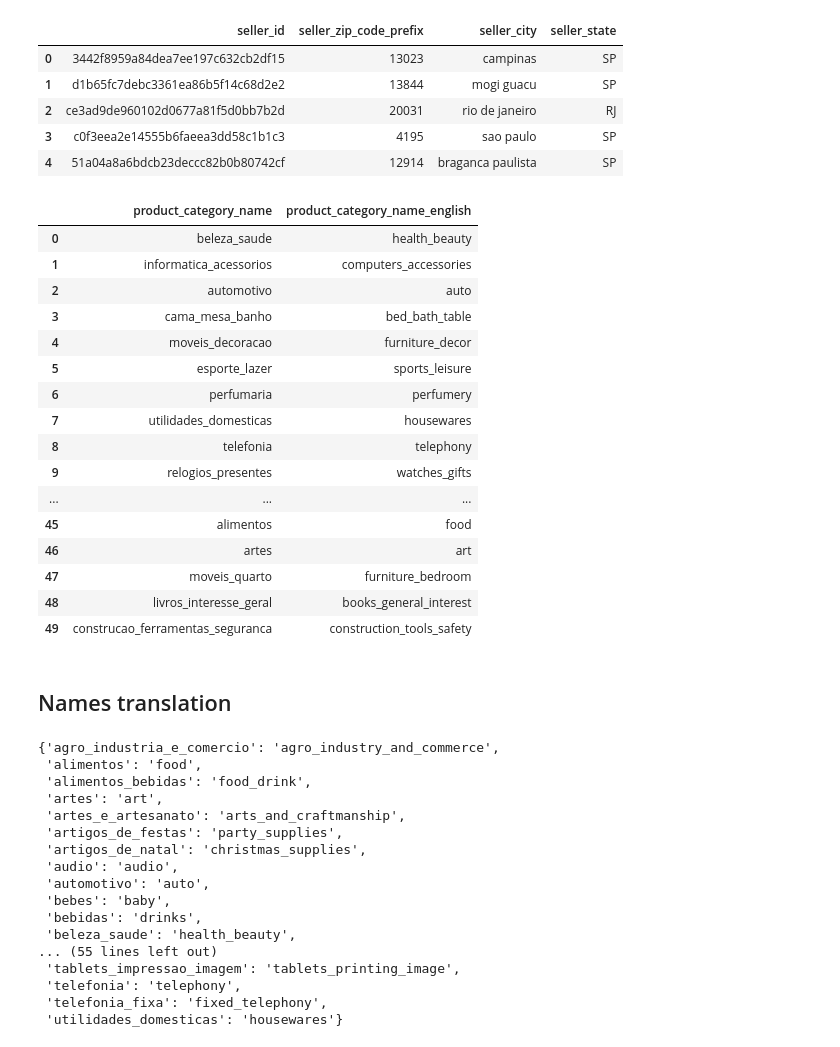
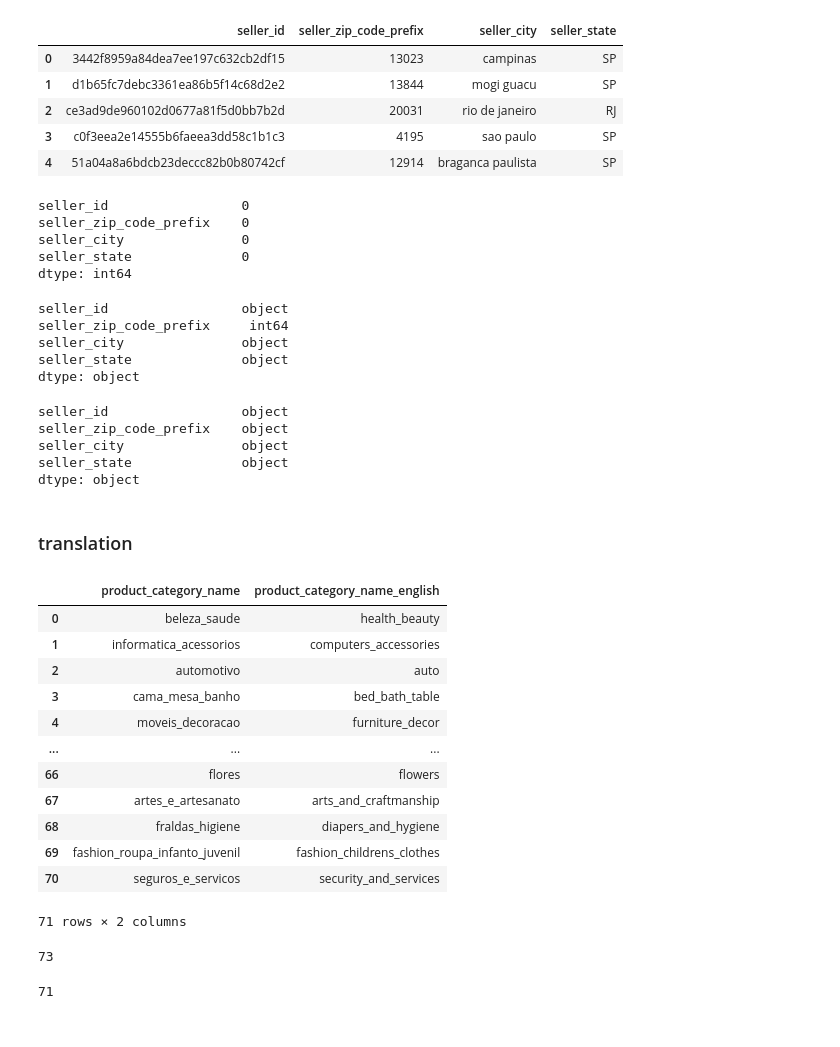
Before and after one commit to IgorComune/ecommerce_olist, a Jupyter notebook: olist.ipynb, the cells around one changed output. Cells and saved outputs as stored; diff of their text form; code cells hidden in the pictures.

```diff
--- a/olist.ipynb
+++ b/olist.ipynb
@@ -98,3 +393,19 @@ sellers.head()
 | 2 | ce3ad9de960102d0677a81f5d0bb7b2d | 20031 | rio de janeiro | RJ |
 | 3 | c0f3eea2e14555b6faeea3dd58c1b1c3 | 4195 | sao paulo | SP |
 | 4 | 51a04a8a6bdcb23deccc82b0b80742cf | 12914 | braganca paulista | SP |
+# %%
+sellers.isnull().sum()
+# %% [output]
+seller_id                 0
+seller_zip_code_prefix    0
+seller_city               0
+seller_state              0
+dtype: int64
+# %%
+sellers.dtypes
+# %% [output]
+seller_id                 object
+seller_zip_code_prefix     int64
+seller_city               object
+seller_state              object
+dtype: object
@@ -101,22 +414,26 @@ sellers.head()
+# %%
+sellers.dtypes
+# %% [output]
+seller_id                 object
+seller_zip_code_prefix    object
+seller_city               object
+seller_state              object
+dtype: object
+# %% [markdown]
+### translation
 # %%
-translation.head(50)
+translation
 # %% [output]
 |  | product_category_name | product_category_name_english |
 | 0 | beleza_saude | health_beauty |
 | 1 | informatica_acessorios | computers_accessories |
 | 2 | automotivo | auto |
 | 3 | cama_mesa_banho | bed_bath_table |
 | 4 | moveis_decoracao | furniture_decor |
-| 5 | esporte_lazer | sports_leisure |
-| 6 | perfumaria | perfumery |
-| 7 | utilidades_domesticas | housewares |
-| 8 | telefonia | telephony |
-| 9 | relogios_presentes | watches_gifts |
 | ... | ... | ... |
-| 45 | alimentos | food |
-| 46 | artes | art |
-| 47 | moveis_quarto | furniture_bedroom |
-| 48 | livros_interesse_geral | books_general_interest |
-| 49 | construcao_ferramentas_seguranca | construction_tools_safety |
+| 66 | flores | flowers |
+| 67 | artes_e_artesanato | arts_and_craftmanship |
+| 68 | fraldas_higiene | diapers_and_hygiene |
+| 69 | fashion_roupa_infanto_juvenil | fashion_childrens_clothes |
+| 70 | seguros_e_servicos | security_and_services |
+71 rows × 2 columns
-# %% [markdown]
-## Names translation
@@ -131,22 +440,8 @@ for name in translation['product_category_name']:
-# %%
-zip_iterator = zip(pt_names, en_names)
-name_dictionary = dict(zip_iterator)
-name_dictionary
-# %% [output]
-{'agro_industria_e_comercio': 'agro_industry_and_commerce',
- 'alimentos': 'food',
- 'alimentos_bebidas': 'food_drink',
- 'artes': 'art',
- 'artes_e_artesanato': 'arts_and_craftmanship',
- 'artigos_de_festas': 'party_supplies',
- 'artigos_de_natal': 'christmas_supplies',
- 'audio': 'audio',
- 'automotivo': 'auto',
- 'bebes': 'baby',
- 'bebidas': 'drinks',
- 'beleza_saude': 'health_beauty',
-... (55 lines left out)
- 'tablets_impressao_imagem': 'tablets_printing_image',
- 'telefonia': 'telephony',
- 'telefonia_fixa': 'fixed_telephony',
- 'utilidades_domesticas': 'housewares'}
+# %%
+len(products['product_category_name'].unique())
+# %% [output]
+73
+# %%
+len(translation['product_category_name'].unique())
+# %% [output]
+71
```
Also changed, not shown: parts of 62 cells of this notebook.
